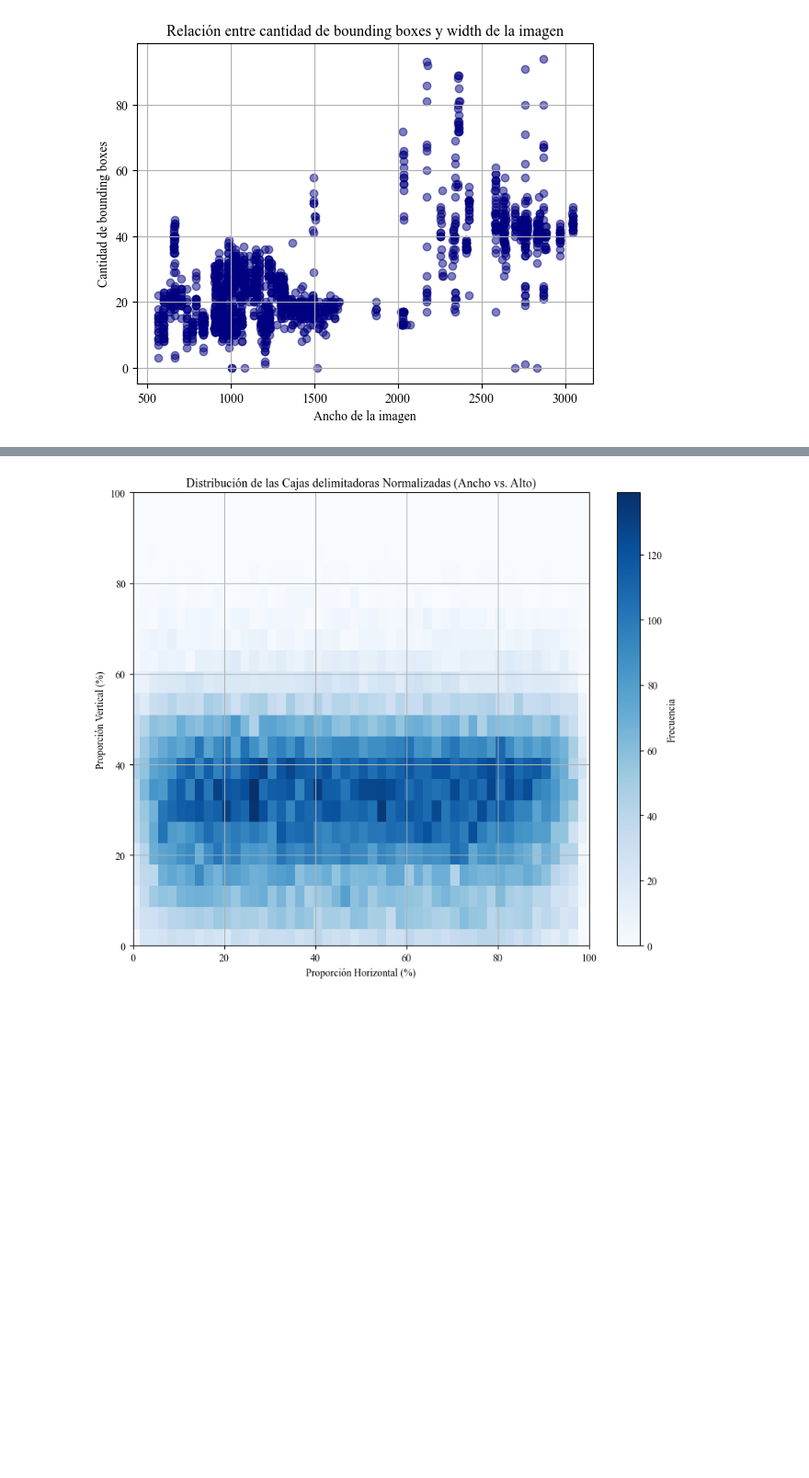
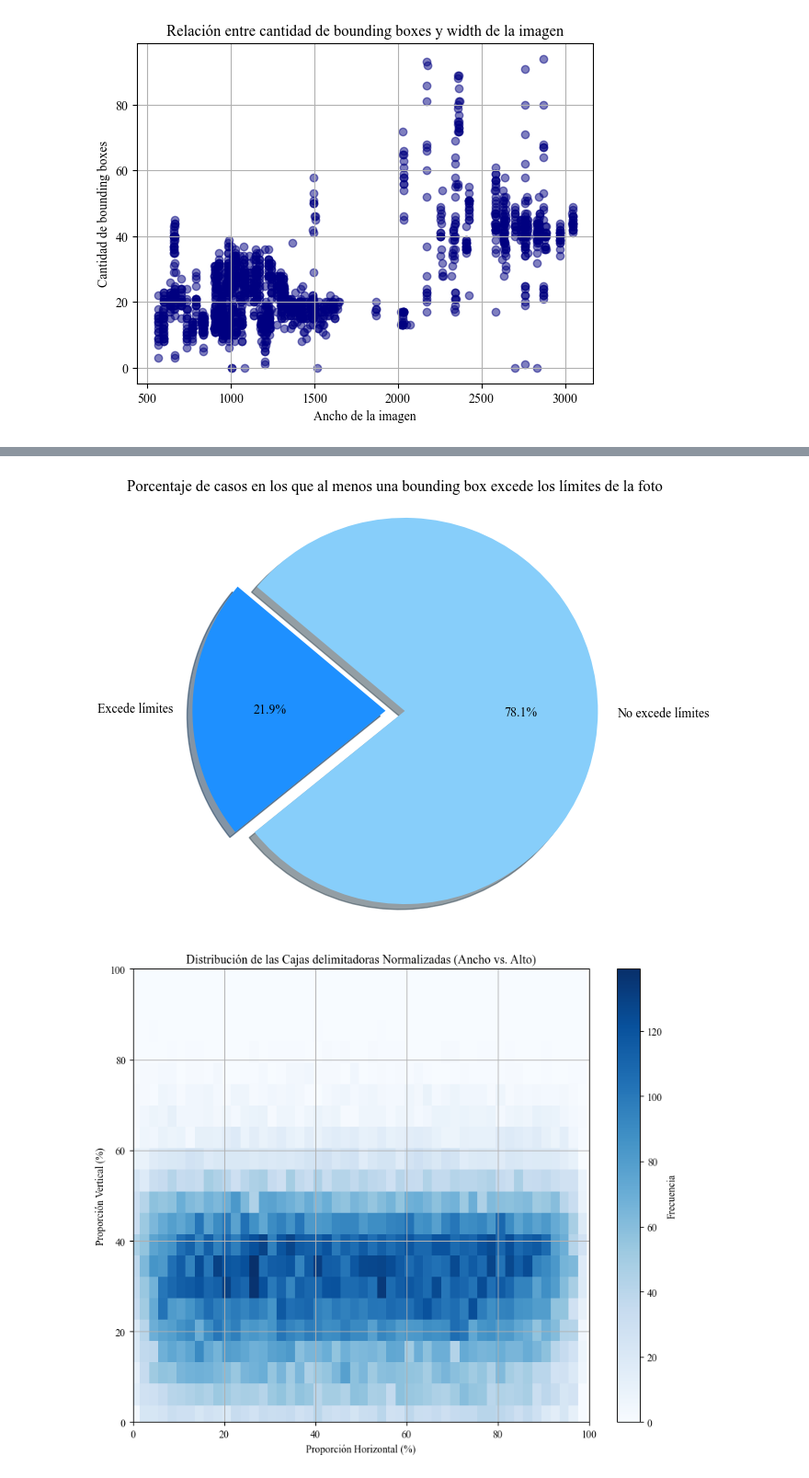
Before and after one commit to azulamakk/PF-vacasVaqueras, a Jupyter notebook: 01.0-am-EDA.ipynb, the cells around one changed output, grey strips where cells are left out. Shown at 92% size. Saved outputs shown, nothing was run; the diff lists cells and outputs as text; code cells hidden in the pictures; blank space fills up the shorter version.

```diff
--- a/01.0-am-EDA.ipynb
+++ b/01.0-am-EDA.ipynb
@@ -269,3 +365,36 @@ plt.show()
+# %%
+excede_limites = 0
+total = 0
+
+for item in data:
+    total += 1
+    annotations = item.get('annotations', [])
+    width_img = item['item']['slots'][0]['width']
+    height_img = item['item']['slots'][0]['height']
+    excede = False
+    for annotation in annotations:
+        box_info = annotation.get('bounding_box', {})
+        x, y, w, h = box_info.get('x', 0), box_info.get('y', 0), box_info.get('w', 0), box_info.get('h', 0)
+        if x < 0 or y < 0 or x + w > width_img or y + h > height_img:
+            excede = True
+            break
+    if excede:
+        excede_limites += 1
+
+no_excede_limites = total - excede_limites
+
+labels = ['Excede límites', 'No excede límites']
+sizes = [excede_limites, no_excede_limites]
+colors = ['dodgerblue', 'lightskyblue']
+explode = (0.1, 0)
+
+plt.figure(figsize=(8, 6))
+plt.pie(sizes, explode=explode, labels=labels, colors=colors, autopct='%1.1f%%', shadow=True, startangle=140)
+plt.axis('equal')
+plt.title('Porcentaje de casos en los que al menos una bounding box excede los límites de la foto')
+plt.show()
+# %% [output]
+[figure, added]
 # %%
 x_ratios = []
 y_ratios = []
```
Also changed, not shown: parts of 12 cells of this notebook.
